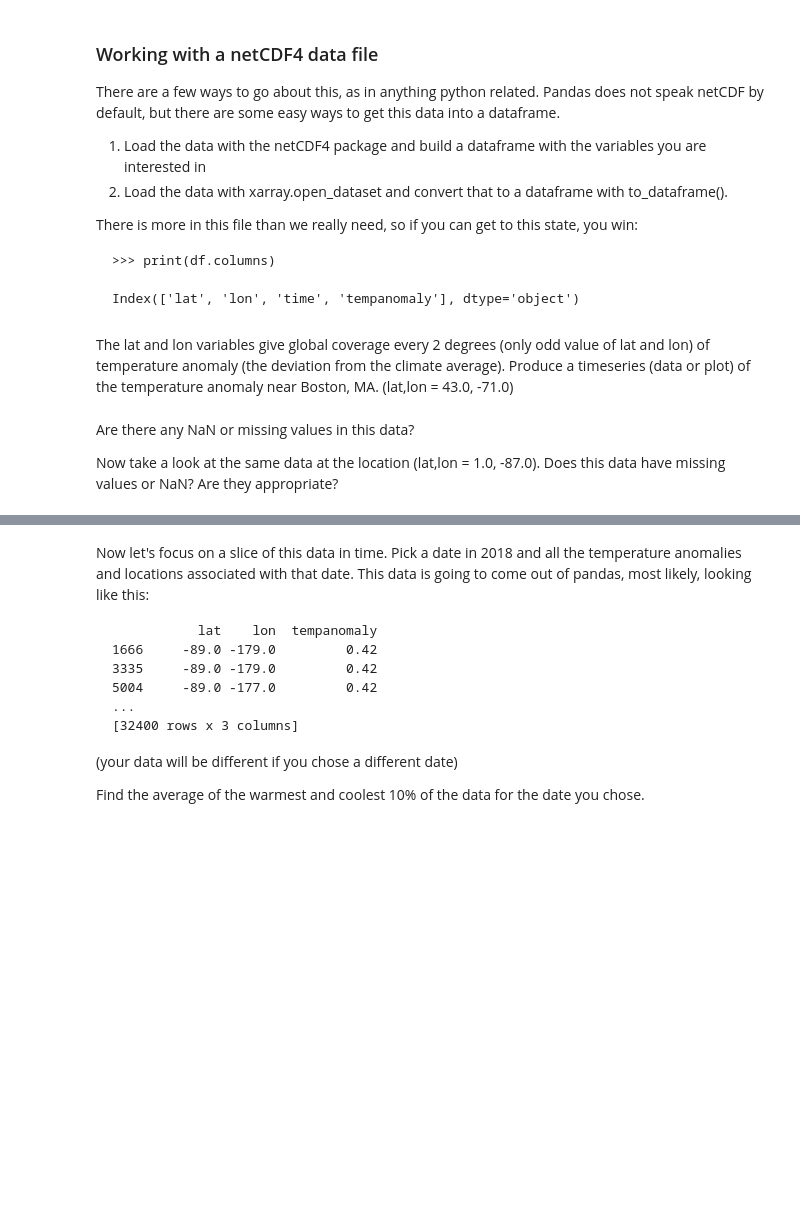
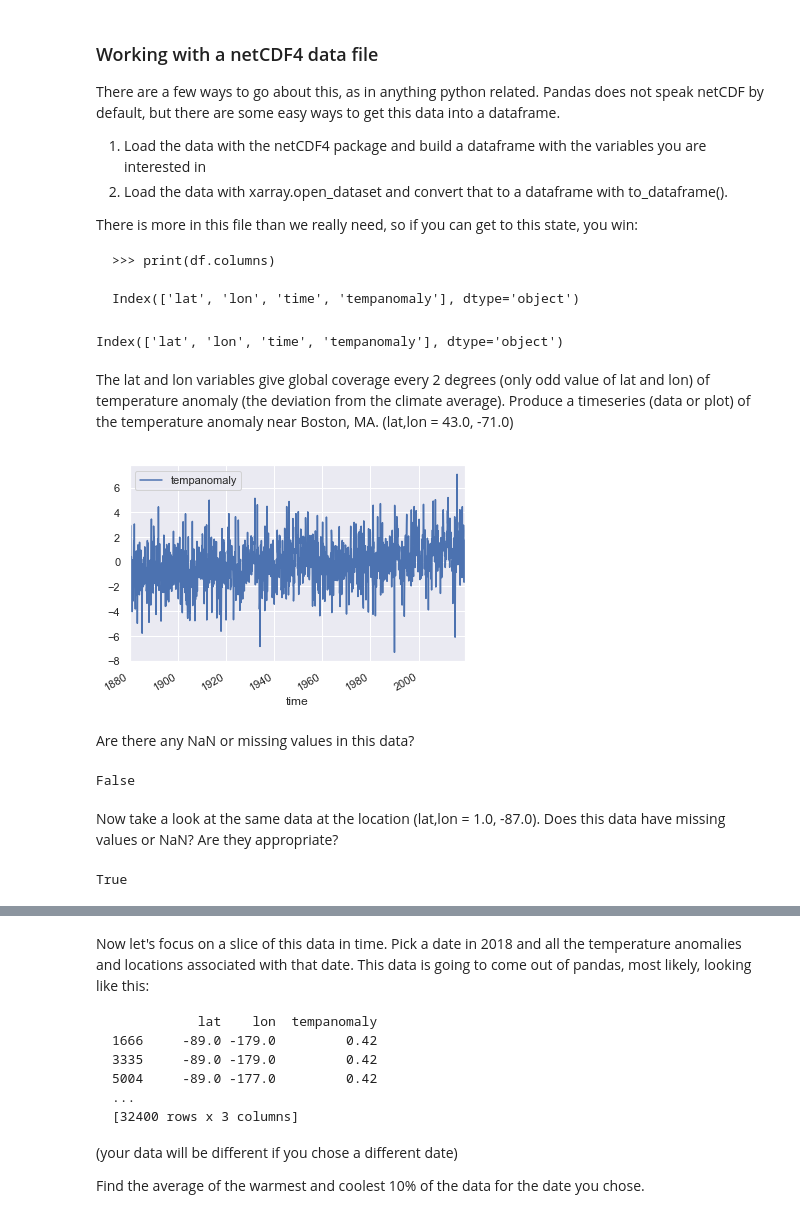
Before and after one commit to dgriffis/python-data-analysis-crash-course, a Jupyter notebook: 01-Pandas/Chapter 6 and 7.ipynb, the cells around one changed output, grey strips where cells are left out. Cells and saved outputs as stored; diff of their text form; code cells hidden in the pictures; blank space fills up the shorter version.

````diff
--- a/01-Pandas/Chapter 6 and 7.ipynb
+++ b/01-Pandas/Chapter 6 and 7.ipynb
@@ -31,3 +29,5 @@ datafile_nc4 =  "/home/casey/Downloads/gistemp250_GHCNv4.nc"
+# %%
+datafile_nc4 = '/Users/dgriffis/code/glg/python-data-analysis-crash-course/data/gistemp250_GHCNv4.nc'
 # %% [markdown]
 ### Working with a netCDF4 data file
 
@@ -43,9 +43,39 @@ There is more in this file than we really need, so if you can get to this state,
 
 Index(['lat', 'lon', 'time', 'tempanomaly'], dtype='object')
 ```
+# %%
+DS = xr.open_dataset(datafile_nc4)
+#DS.values
+#DS.var
+#DS.dims
+#Using DS.coords we can see it as a dict containing three of the of interest keys
+#DS.coords
+#DS.attrs
+df = DS.to_dataframe()
+#df = df[:100]
+df = pd.DataFrame(df.to_records())
+df = df.drop(['time_bnds','nv'],axis=1)
+print(df.columns)
+#print(df)
+# %% [output]
+Index(['lat', 'lon', 'time', 'tempanomaly'], dtype='object')
 # %% [markdown]
 The lat and lon variables give global coverage every 2 degrees (only odd value of lat and lon) of temperature anomaly (the deviation from the climate average).  Produce a timeseries (data or plot) of the temperature anomaly near Boston, MA. (lat,lon = 43.0, -71.0)
+# %%
+dataBoston = df.loc[(df['lat'] == 43.0) & (df['lon'] == -71.0)]
+dataBoston.plot(x='time', y='tempanomaly');
+# %% [output]
+[figure, added]
+# %% [markdown]
+Are there any NaN or missing values in this data?
+# %%
+dataBoston.tempanomaly.isnull().values.any()
+# %% [output]
+False
 # %% [markdown]
-Are there any NaN or missing values in this data?
-
 Now take a look at the same data at the location (lat,lon = 1.0, -87.0).  Does this data have missing values or NaN?  Are they appropriate?
+# %%
+myData = df.loc[(df['lat'] == 1.0) & (df['lon'] == -87.0)]
+myData.tempanomaly.isnull().values.any()
+# %% [output]
+True
````
Also changed, not shown: parts of 7 cells of this notebook.
